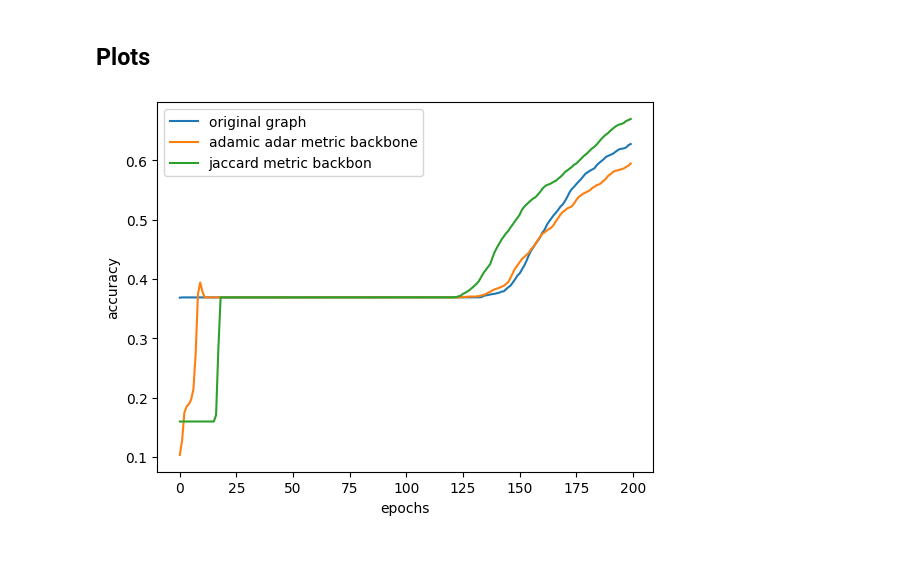
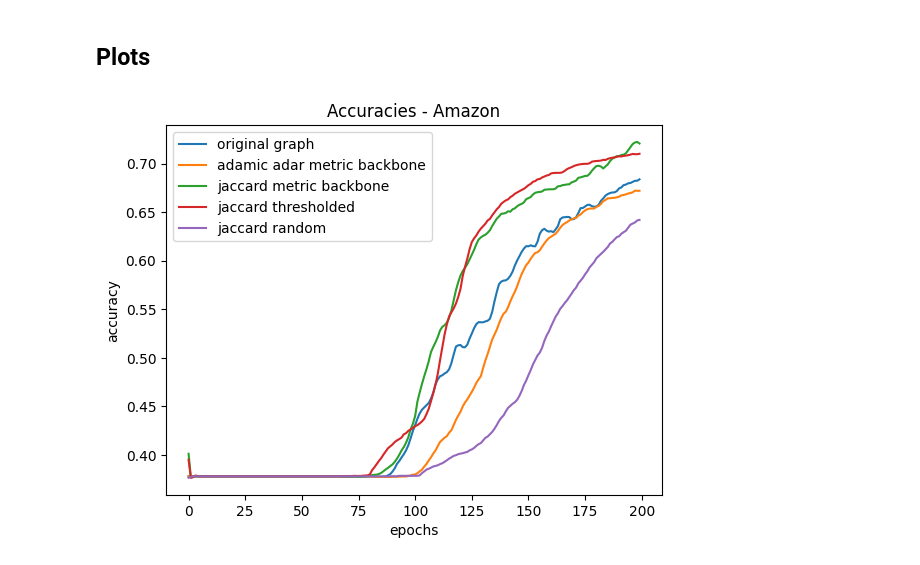
Before and after one commit to YofiY/SparseGCN, a Jupyter notebook: notebooks/amazon.ipynb, the cells around one changed output. Drawn from its saved outputs; the diff is of its cells as text; code cells hidden in the pictures.

Commit message:
added thresholding and random sparsification to the experiment on the amazon dataset

```diff
--- a/notebooks/amazon.ipynb
+++ b/notebooks/amazon.ipynb
@@ -80 +94,4 @@ We separate the experiment into three categories of data
+# %%
+J_rand = random_sparsify(nx.to_numpy_array(J), get_num_edges_from_adj_matrix(J_mb))
+J_rand = get_similarity_matrix_from_dist_matrix(J_rand, None, True)
 # %%
@@ -104,9 +113,9 @@ data_AdamicAdar_mb = transform_to_device(data_AdamicAdar_mb)
 data_Jaccard_mb = transform_to_device(data_Jaccard_mb)
 dataG = transform_to_device(dataG)
 train_mask, test_mask = generate_train_and_test_mask(data.num_nodes)
-train_mask, test_mask = generate_train_and_test_mask(data.num_nodes)
 num_features = data.num_features
 num_classes = dataset.num_classes
+N_EPOCHS = 200
 # %% [markdown]
 ## Evaluating the model on the full graph
 # %%
@@ -235,0 +247,16 @@ Best accuracy: 0.68%
+# %%
+j_thresh_model = GCN(num_features, 16, num_classes).to(device)
+j_tresh_criterion = torch.nn.CrossEntropyLoss()  # Define loss criterion.
+j_thresh_optimizer = torch.optim.Adam(j_thresh_model.parameters(), lr=0.01)  # Define optimizer.
+j_thresh_best_val_acc, j_thresh_accs, j_thresh_median_time_per_epoch, j_thresh_overall_time = eval_model(j_thresh_model, data_Jaccard_thresh, train_mask, test_mask, j_thresh_optimizer, N_EPOCHS)
+j_thresh_fig, j_thresh_ax = plt.subplots()
+
+j_thresh_ax.plot(range(len(j_thresh_accs)), j_thresh_accs, label='jaccard weighted graph threshold sparsified')
+plt.ylabel('accuracy')
+plt.xlabel('epochs')
+plt.legend()
+plt.show()
+
+print(f"Median time per epoch: {j_thresh_median_time_per_epoch}s")
+print(f"Overall time: {j_thresh_overall_time}s")
+print(f"Best accuracy: {j_thresh_best_val_acc:.2f}%")
@@ -235,0 +287,16 @@ Best accuracy: 0.68%
+# %%
+j_rand_model = GCN(num_features, 16, num_classes).to(device)
+j_rand_criterion = torch.nn.CrossEntropyLoss()  # Define loss criterion.
+j_rand_optimizer = torch.optim.Adam(j_rand_model.parameters(), lr=0.01)  # Define optimizer.
+j_rand_best_val_acc, j_rand_accs, j_rand_median_time_per_epoch, j_rand_overall_time = eval_model(j_rand_model, data_Jaccard_rand, train_mask, test_mask, j_rand_optimizer, N_EPOCHS)
+j_rand_fig, j_rand_ax = plt.subplots()
+
+j_rand_ax.plot(range(len(j_rand_accs)), j_rand_accs, label='jaccard weighted graph random sparsified')
+plt.ylabel('accuracy')
+plt.xlabel('epochs')
+plt.legend()
+plt.show()
+
+print(f"Median time per epoch: {j_rand_median_time_per_epoch}s")
+print(f"Overall time: {j_rand_overall_time}s")
+print(f"Best accuracy: {j_rand_best_val_acc:.2f}%")
@@ -238,11 +327,14 @@ Best accuracy: 0.68%
 # %%
 fig, ax = plt.subplots()
 ax.plot(range(len(fg_accs)), fg_accs, label='original graph')
 ax.plot(range(len(fg_accs)), aa_accs, label='adamic adar metric backbone')
-ax.plot(range(len(fg_accs)), j_accs, label='jaccard metric backbon')
+ax.plot(range(len(fg_accs)), j_accs, label='jaccard metric backbone')
+ax.plot(range(len(fg_accs)), j_thresh_accs, label='jaccard thresholded')
+ax.plot(range(len(fg_accs)), j_rand_accs, label='jaccard random')
+plt.title('Accuracies - Amazon')
 plt.ylabel('accuracy')
 plt.xlabel('epochs')
 plt.legend()
 plt.show()
 # %% [output]
-[figure, old version]
+[figure, new version]
```
Also changed, not shown: parts of 15 cells of this notebook, 3 other files.
